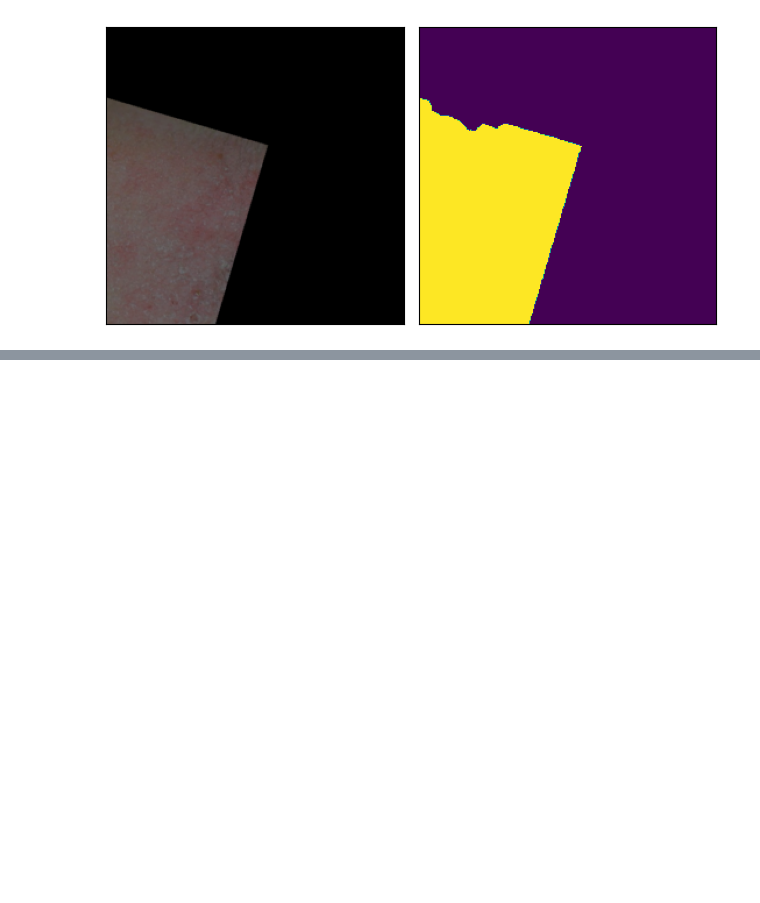
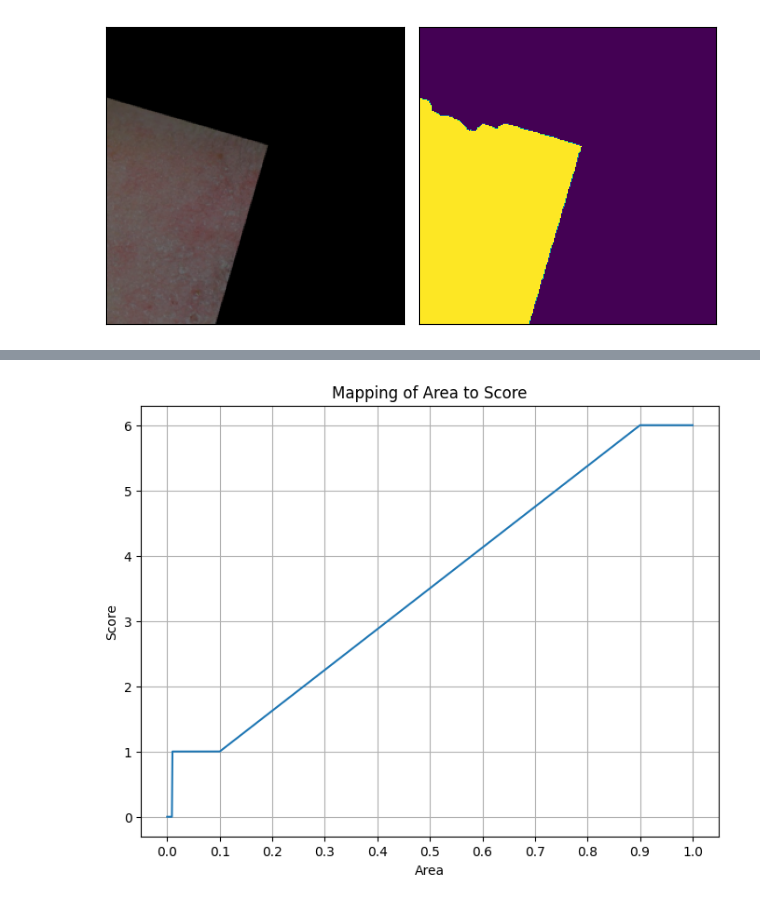
Before and after one commit to nistring/AI-EASI-evaluation, a Jupyter notebook: vis_aug.ipynb, the cells around one changed output, grey strips where cells are left out. Drawn from its saved outputs; the diff is of its cells as text; code cells hidden in the pictures; blank space fills up the shorter version.

```diff
--- a/vis_aug.ipynb
+++ b/vis_aug.ipynb
@@ -126,0 +108,29 @@ tensor([[0.0039, 0.0039, 0.0039,  ..., 0.0039, 0.0039, 0.0039],
+# %%
+import numpy as np
+import matplotlib.pyplot as plt
+
+def area2score(area):
+    score = 6.25 * area + 0.375
+    score[area > 0.9] = 6.
+    score[area < 0.1] = 1.
+    score[area < 0.01] = 0.
+    return score
+
+# Generate an array of area values from 0 to 1.0
+area_values = np.linspace(0, 1.0, 1000)
+score_values = area2score(area_values)
+
+# Create a plot
+plt.figure(figsize=(8, 6))
+plt.plot(area_values, score_values, label='Score')
+plt.xlabel('Area')
+plt.ylabel('Score')
+plt.title('Mapping of Area to Score')
+plt.grid(True)
+
+# Set x-axis ticks every 0.1
+plt.xticks(np.arange(0, 1.1, 0.1))
+
+plt.show()
+# %% [output]
+[figure, added]
```
Also changed, not shown: parts of 10 cells of this notebook, 14 other files.
